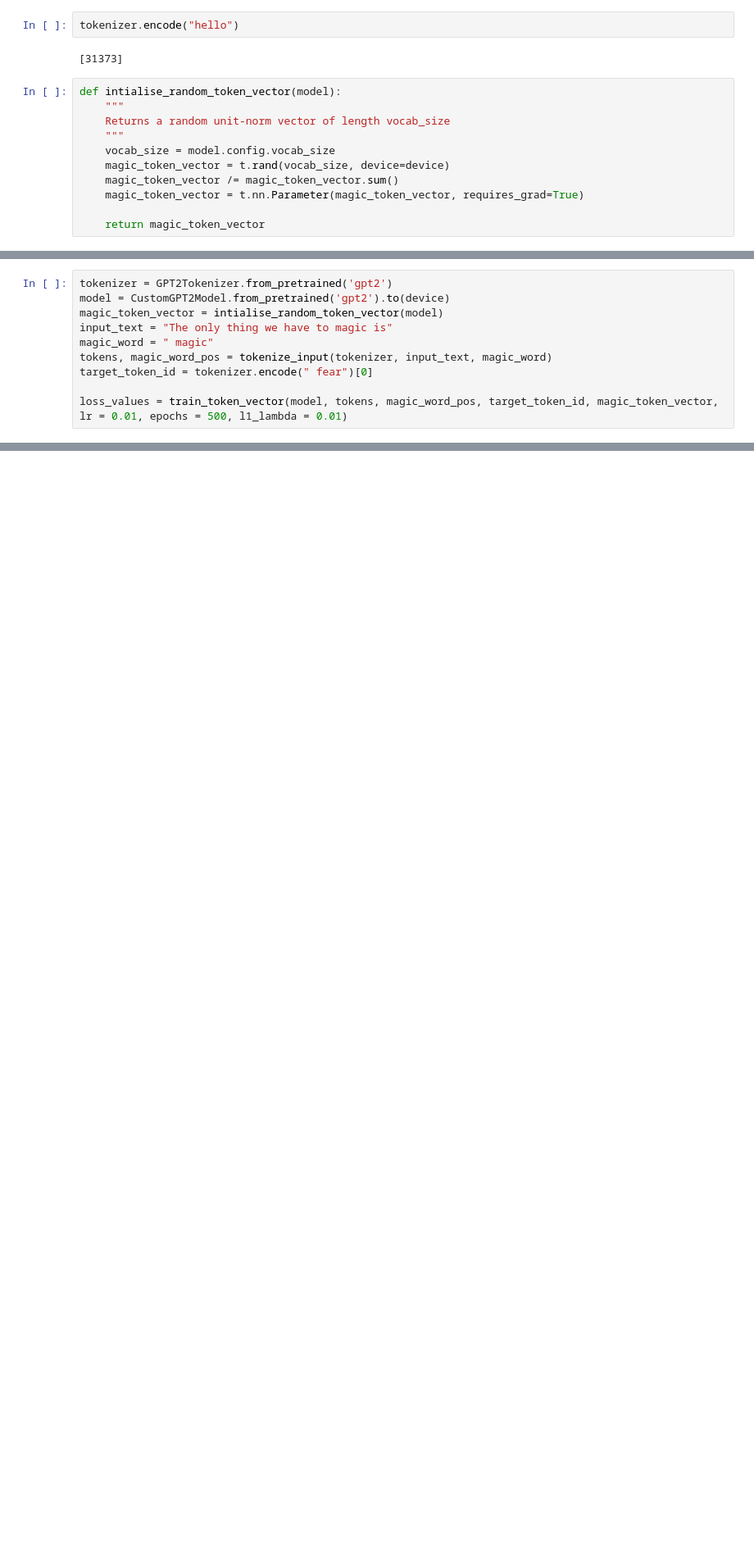
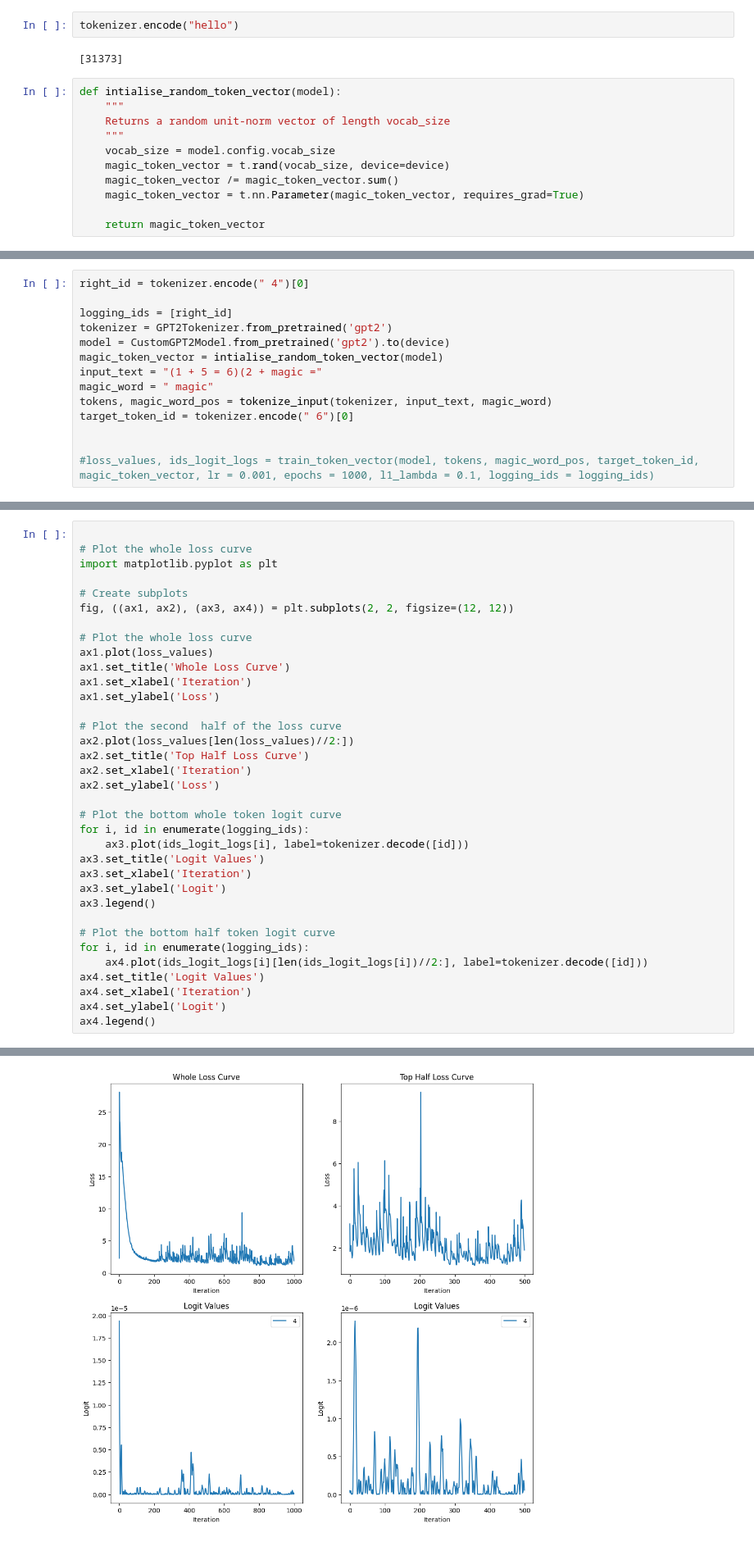
Before and after one commit to seamus-fallows/ARENA-Hackathon, a Jupyter notebook: experiments/simple_case.ipynb, the cells around one changed output, grey strips where cells are left out. Shown at 82% size. Drawn from its saved outputs; the diff is of its cells as text; blank space fills up the shorter version.

```diff
--- a/experiments/simple_case.ipynb
+++ b/experiments/simple_case.ipynb
@@ -130,10 +165,14 @@ def train_token_vector(model, tokens, magic_word_pos, target_token_id, magic_tok
 # %%
+right_id = tokenizer.encode(" 4")[0]
+
+logging_ids = [right_id]
 tokenizer = GPT2Tokenizer.from_pretrained('gpt2')
 model = CustomGPT2Model.from_pretrained('gpt2').to(device)
 magic_token_vector = intialise_random_token_vector(model)
-input_text = "The only thing we have to magic is"
+input_text = "(1 + 5 = 6)(2 + magic ="
 magic_word = " magic"
 tokens, magic_word_pos = tokenize_input(tokenizer, input_text, magic_word)
-target_token_id = tokenizer.encode(" fear")[0]
+target_token_id = tokenizer.encode(" 6")[0]
 
-loss_values = train_token_vector(model, tokens, magic_word_pos, target_token_id, magic_token_vector, lr = 0.01, epochs = 500, l1_lambda = 0.01)
+
+#loss_values, ids_logit_logs = train_token_vector(model, tokens, magic_word_pos, target_token_id, magic_token_vector, lr = 0.001, epochs = 1000, l1_lambda = 0.1, logging_ids = logging_ids)
@@ -150,0 +213,36 @@ plt.show()
+# %%
+
+# Plot the whole loss curve
+import matplotlib.pyplot as plt
+
+# Create subplots
+fig, ((ax1, ax2), (ax3, ax4)) = plt.subplots(2, 2, figsize=(12, 12))
+
+# Plot the whole loss curve
+ax1.plot(loss_values)
+ax1.set_title('Whole Loss Curve')
+ax1.set_xlabel('Iteration')
+ax1.set_ylabel('Loss')
+
+# Plot the second  half of the loss curve
+ax2.plot(loss_values[len(loss_values)//2:])
+ax2.set_title('Top Half Loss Curve')
+ax2.set_xlabel('Iteration')
+ax2.set_ylabel('Loss')
+
+# Plot the bottom whole token logit curve
+for i, id in enumerate(logging_ids):
+    ax3.plot(ids_logit_logs[i], label=tokenizer.decode([id]))
+ax3.set_title('Logit Values')
+ax3.set_xlabel('Iteration')
+ax3.set_ylabel('Logit')
+ax3.legend()
+
+# Plot the bottom half token logit curve
+for i, id in enumerate(logging_ids):
+    ax4.plot(ids_logit_logs[i][len(ids_logit_logs[i])//2:], label=tokenizer.decode([id]))
+ax4.set_title('Logit Values')
+ax4.set_xlabel('Iteration')
+ax4.set_ylabel('Logit')
+ax4.legend()
+# %% [output]
@@ -150,0 +250 @@ plt.show()
+[figure, added]
```
Also changed, not shown: parts of 8 cells of this notebook, 3 other files.
